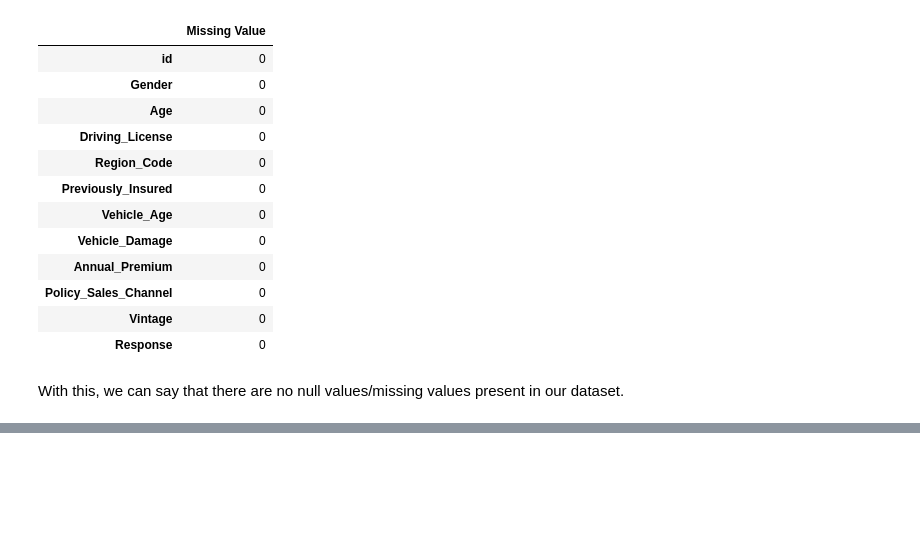
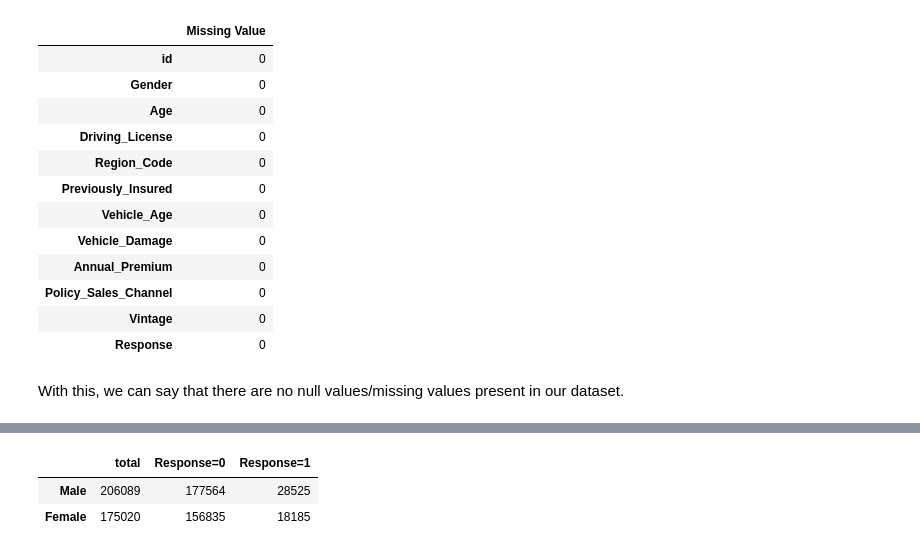
Before and after one commit to deepakpracheta/Health-Insurance-Cross-Sell-Prediction, a Jupyter notebook: HEALTH_INSURANCE_CROSS_SELL_PREDICTION.ipynb, the cells around one changed output, grey strips where cells are left out. Saved outputs shown, nothing was run; the diff lists cells and outputs as text; code cells hidden in the pictures; blank space fills up the shorter version.

```diff
--- a/HEALTH_INSURANCE_CROSS_SELL_PREDICTION.ipynb
+++ b/HEALTH_INSURANCE_CROSS_SELL_PREDICTION.ipynb
@@ -165,0 +303,9 @@ With this, we can say that there are no null values/missing values present in ou
+# %%
+x = pd.DataFrame({'total': df['Gender'].value_counts(),
+              'Response=0':df.loc[df['Response'] == 0, 'Gender'].value_counts(),
+              'Response=1':df.loc[df['Response'] == 1, 'Gender'].value_counts()})
+x
+# %% [output]
+|  | total | Response=0 | Response=1 |
+| Male | 206089 | 177564 | 28525 |
+| Female | 175020 | 156835 | 18185 |
```
Also changed, not shown: parts of 21 cells of this notebook.
